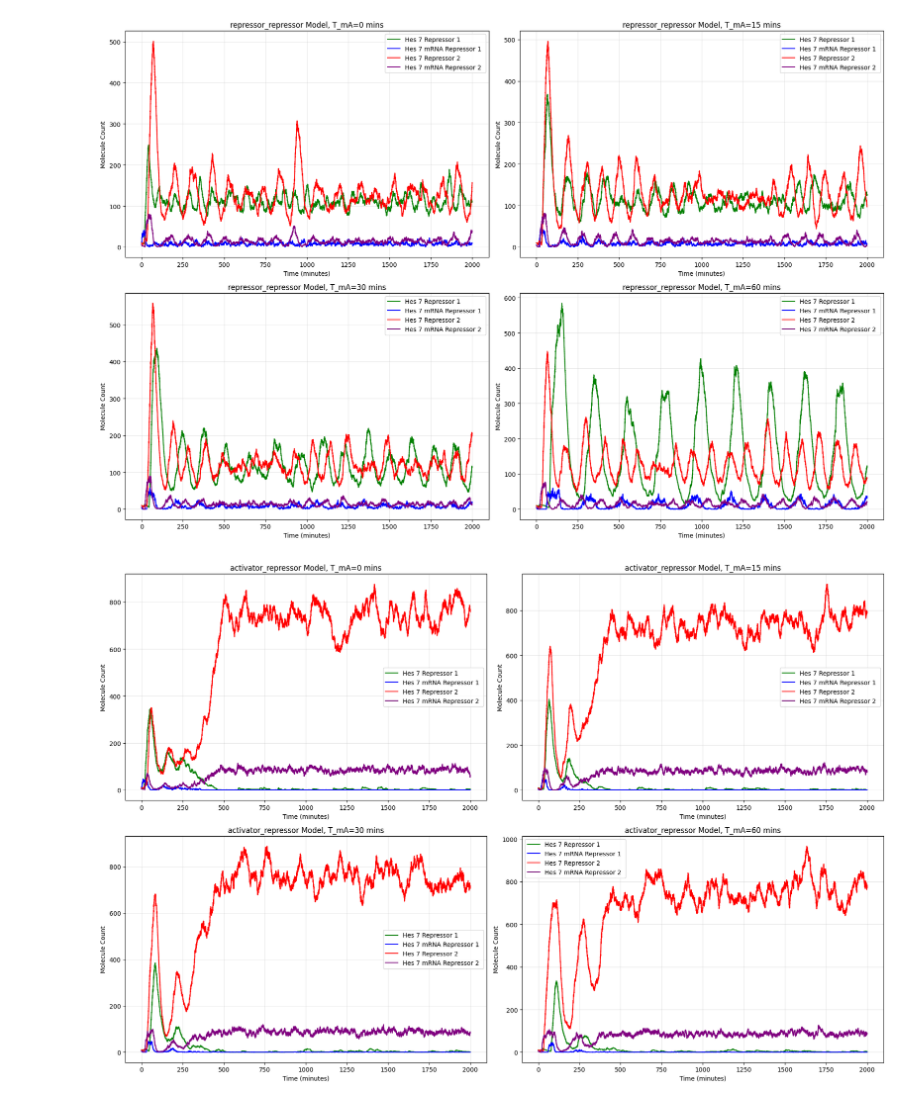
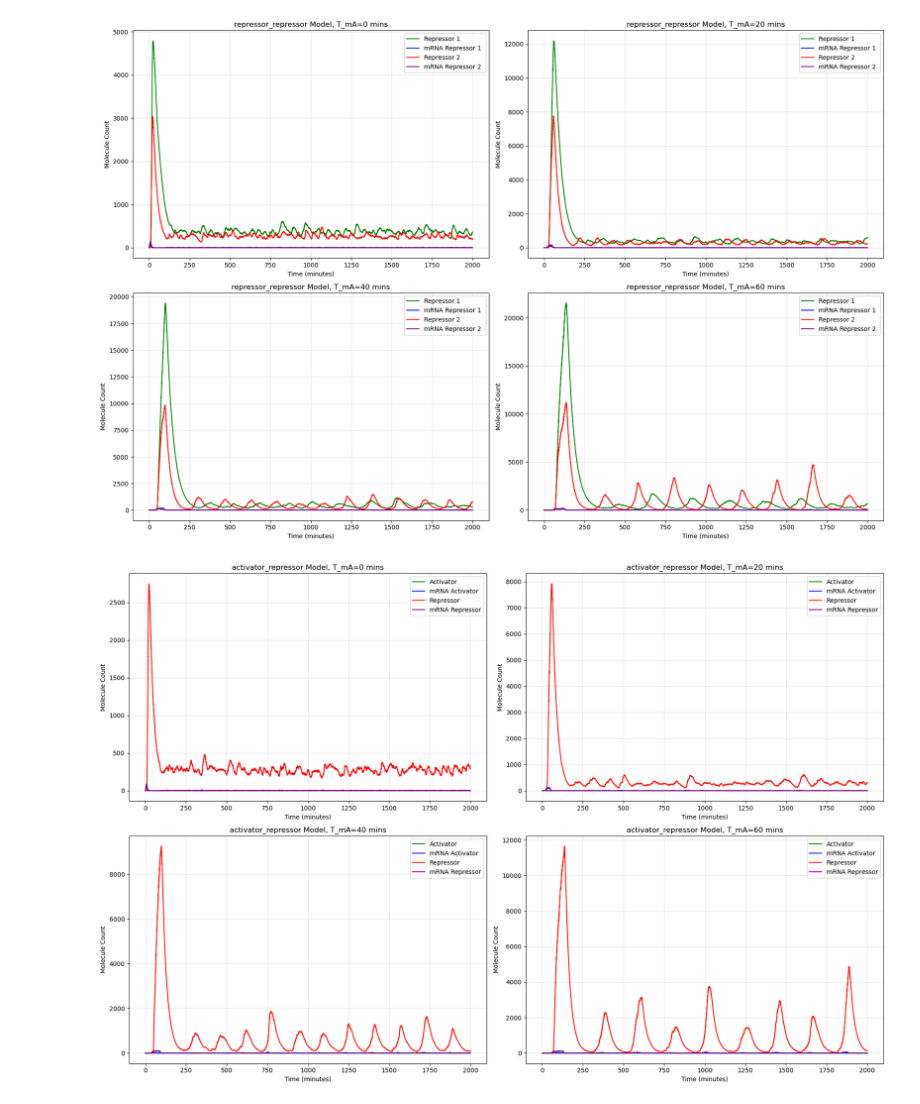
Before and after one commit to lleeming/BIOS26211_project_2025, a Jupyter notebook: final_gillespie.ipynb, the cells around one changed output. Cells and saved outputs as stored; diff of their text form; code cells hidden in the pictures.

```diff
--- a/final_gillespie.ipynb
+++ b/final_gillespie.ipynb
@@ -25,8 +25,12 @@ def calculate_propensities(state, params, model_type):
         f_R = k / (1 + (A / Pcrit)**2)  # R repressed by A
     elif model_type == "activator_repressor":
         # activator + repressor
-        f_A = k / (1 + (A / Pcrit)**2)  # R repressed by A
-        f_R = k / (1 + (R / Pcrit)**2)  # A repressed by R
+        f_A = k  / (1 + (R / Pcrit)**2)  # A repressed by R
+        f_R = (k * (A / Pcrit)**2) / (1 + (A / Pcrit)**2)  # R activated by A
+    elif model_type == "activator_activator":
+        # activator + activator
+        f_A = (k * (R / Pcrit)**2) / (1 + (R / Pcrit)**2)  # A activated by R
+        f_R = (k * (A / Pcrit)**2) / (1 + (A / Pcrit)**2)  # R activated by A
 
     return {
         'transcribe_mA': f_R,
@@ -41,29 +45,34 @@ def calculate_propensities(state, params, model_type):
 
 # Parameters for both models
 params = {
-    'T_A': 15,       # Translational delay for A (minutes)
-    'T_R': 10,       # Translational delay for R
-    'T_mR': 20,      # Transcriptional delay for mR
-    'a': 0.5,        # Translation rate for A
-    'r_translate': 0.4,  # Translation rate for R
-    'k': 10,         # Basal transcription rate
-    'Pcrit': 50,     # Inhibition threshold
-    'tau_A': 20,     # Protein A half-life (minutes)
+    'T_A': 8,       # Translational delay for A (minutes)
+    'T_R': 8,       # Translational delay for R
+    'a': 4.5,        # Translation rate for A
+    'r_translate': 4.5,  # Translation rate for R
+    'k': 33,         # Basal transcription rate
+    'Pcrit': 40,     # Inhibition threshold
+    'tau_A': 30,     # Protein A half-life (minutes)
     'tau_mA': 3,     # mRNA A half-life
-    'tau_R': 15,     # Protein R half-life
-    'tau_mR': 6      # mRNA R half-life
+    'tau_R': 20,     # Protein R half-life
+    'tau_mR': 2      # mRNA R half-life
 }
 
+
+
 # transcriptional delays
-Tms = [0, 15, 30, 60]
+Tms = [0, 20, 40, 60]
 
 def simulate_and_plot(model_type, Tms):
     plt.figure(figsize=(18, 12))
     for i, tm in enumerate(Tms):
         params['T_mA'] = tm
+        params['T_mR']= tm
 
         # Initial state
-        state = {'A': 10, 'mA': 5, 'R': 10, 'mR': 5}
+        if model_type == "activator_activator":
+            state = {'A': 0, 'mA': 20, 'R': 0, 'mR': 20}
+        else:
+            state = {'A': 0, 'mA': 0, 'R': 0, 'mR': 0}
         event_queue = []
         current_time = 0
         end_time = 2000
@@ -93,36 +102,48 @@ def simulate_and_plot(model_type, Tms):
                         schedule_event(event_queue, current_time + params['T_mR'], 'add_mR', {'mR': 1})
                     elif reaction == 'translate_A':
                         schedule_event(event_queue, current_time + params['T_A'], 'add_A', {'A': 1})
                     elif reaction == 'translate_R':
                         schedule_event(event_queue, current_time + params['T_R'], 'add_R', {'R': 1})
                     elif reaction.startswith('deg_'):
                         molecule = reaction.split('_')[1]
                         state[molecule] = max(state[molecule] - 1, 0)
                     break
 
             time_history.append(current_time)
             A_history.append(state['A'])
             mA_history.append(state['mA'])
             R_history.append(state['R'])
             mR_history.append(state['mR'])
 
         # Plot
         plt.subplot(2, 2, i+1)
-        plt.step(time_history, A_history, where='post', label='Hes 7 Repressor 1', color='green')
-        plt.step(time_history, mA_history, where='post', label='Hes 7 mRNA Repressor 1 ', color='blue')
-        plt.step(time_history, R_history, where='post', label='Hes 7 Repressor 2', color='red')
-        plt.step(time_history, mR_history, where='post', label='Hes 7 mRNA Repressor 2', color='purple')
+        if model_type == "repressor_repressor":
+            plt.step(time_history, A_history, where='post', label='Repressor 1', color='green')
+            plt.step(time_history, mA_history, where='post', label='mRNA Repressor 1 ', color='blue')
+            plt.step(time_history, R_history, where='post', label='Repressor 2', color='red')
+            plt.step(time_history, mR_history, where='post', label='mRNA Repressor 2', color='purple')
+        elif model_type == "activator_repressor":
+            plt.step(time_history, A_history, where='post', label='Activator', color='green')
+            plt.step(time_history, mA_history, where='post', label='mRNA Activator', color='blue')
+            plt.step(time_history, R_history, where='post', label='Repressor', color='red')
+            plt.step(time_history, mR_history, where='post', label='mRNA Repressor', color='purple')
+        elif model_type == "activator_activator":
+            plt.step(time_history, A_history, where='post', label='Activator 1', color='green')
+            plt.step(time_history, mA_history, where='post', label='mRNA Activator 1', color='blue')
+            plt.step(time_history, R_history, where='post', label='Activator 2', color='red')
+            plt.step(time_history, mR_history, where='post', label='mRNA Activator 2', color='purple')
         plt.xlabel('Time (minutes)')
         plt.ylabel('Molecule Count')
         plt.title(f'{model_type} Model, T_mA={tm} mins')
         plt.legend()
         plt.grid(alpha=0.3)
 
     plt.tight_layout()
     plt.show()
 #only the repressor model was used in the presentation and report
 simulate_and_plot("repressor_repressor", Tms)
 simulate_and_plot("activator_repressor", Tms)
+simulate_and_plot("activator_activator",Tms)
 # %% [output]
-[figure, old version]
+[figure, new version]
-[figure, old version]
+[figure, new version]
```
Also changed, not shown: parts of 1 cell of this notebook.
